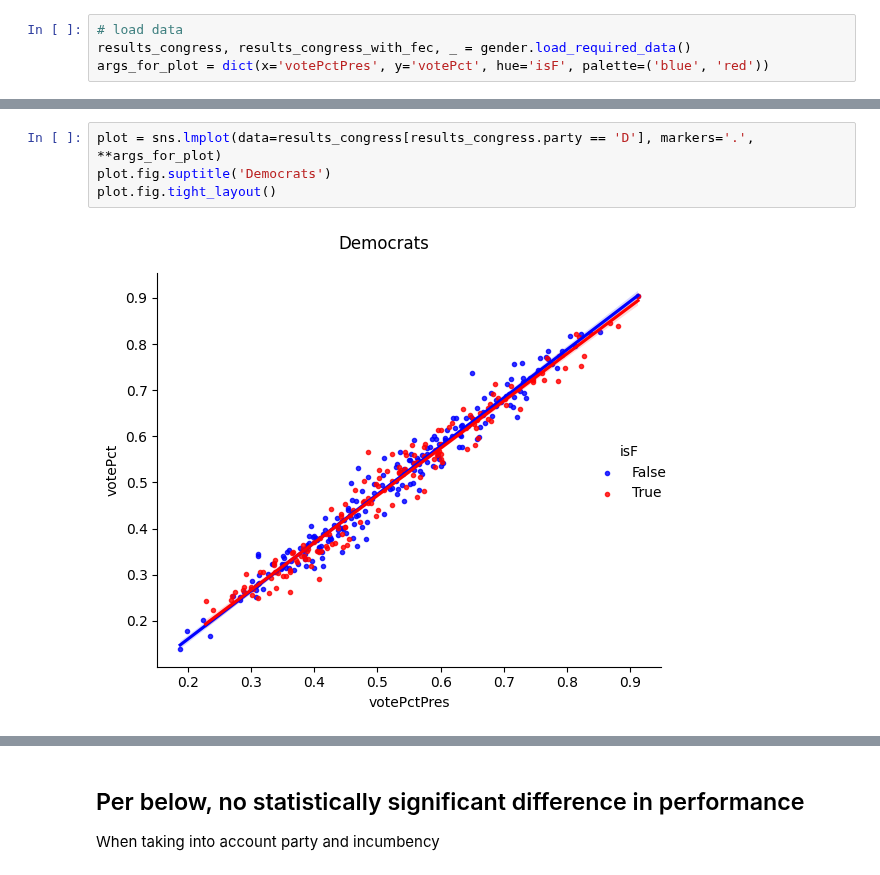
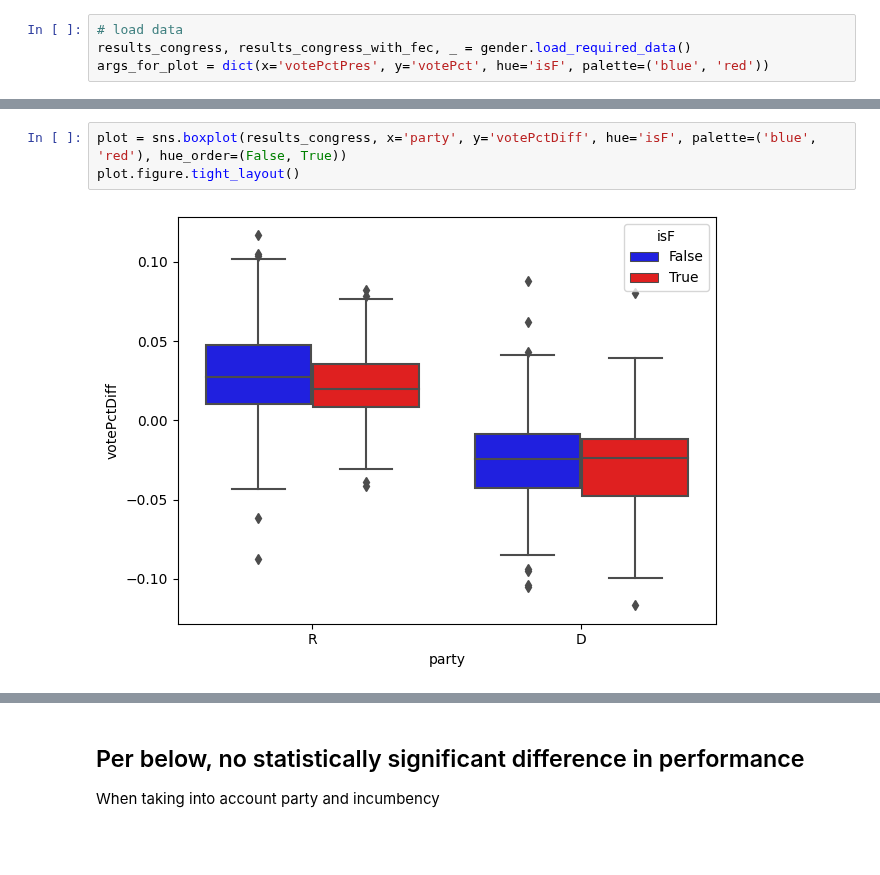
Before and after one commit to dcadata/2022-congressional-performance-by-region, a Jupyter notebook: ByGender.ipynb, the cells around one changed output, grey strips where cells are left out. Drawn from its saved outputs; the diff is of its cells as text; blank space fills up the shorter version.

Commit message:
Move plots

```diff
--- a/ByGender.ipynb
+++ b/ByGender.ipynb
@@ -19,6 +13,5 @@ plot.fig.tight_layout()
-# %%
-plot = sns.lmplot(data=results_congress[results_congress.party == 'D'], markers='.', **args_for_plot)
-plot.fig.suptitle('Democrats')
-plot.fig.tight_layout()
-# %% [output]
-[figure, removed]
+# %%
+plot = sns.boxplot(results_congress, x='party', y='votePctDiff', hue='isF', palette=('blue', 'red'), hue_order=(False, True))
+plot.figure.tight_layout()
+# %% [output]
+[figure, added]
```
Also changed, not shown: parts of 5 cells of this notebook.
